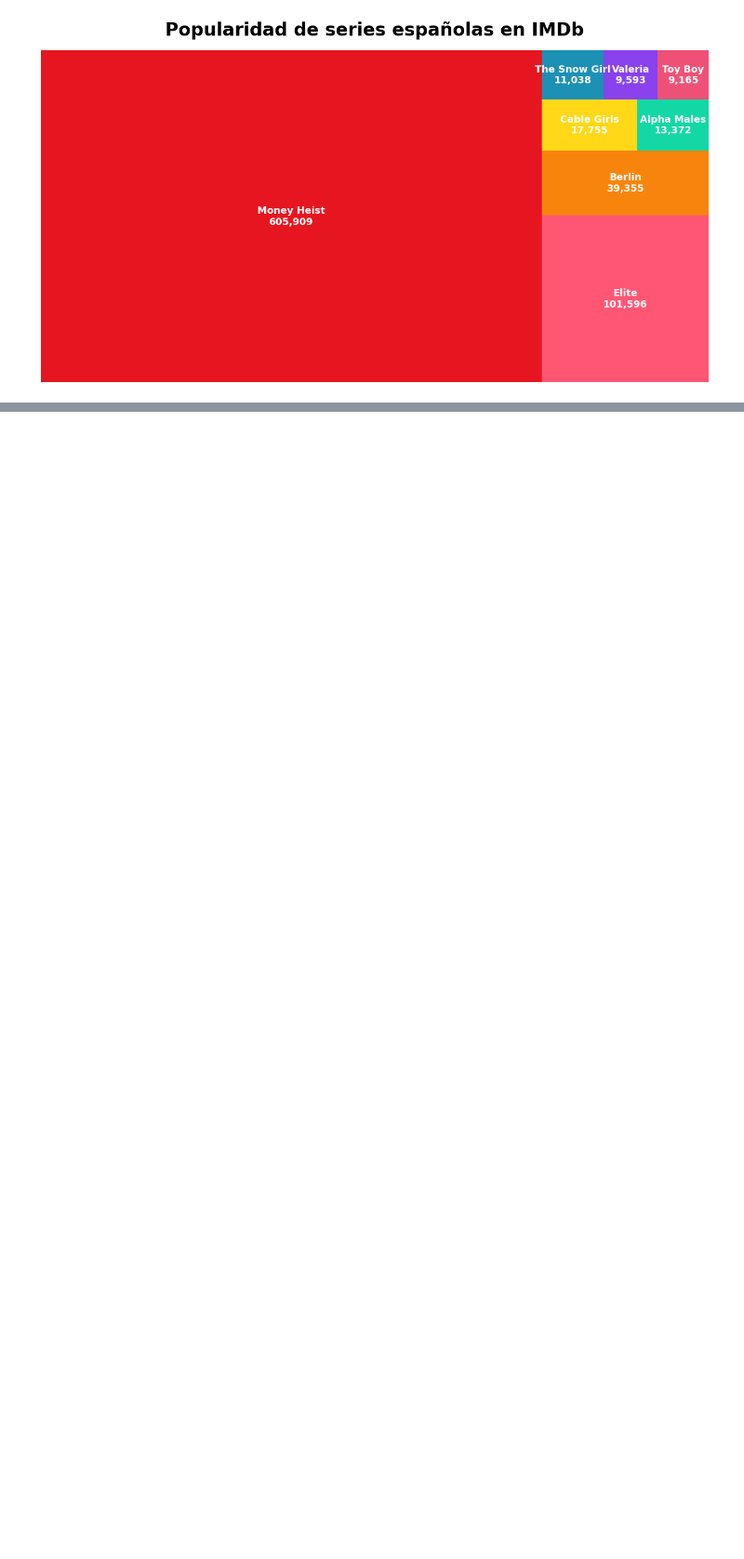
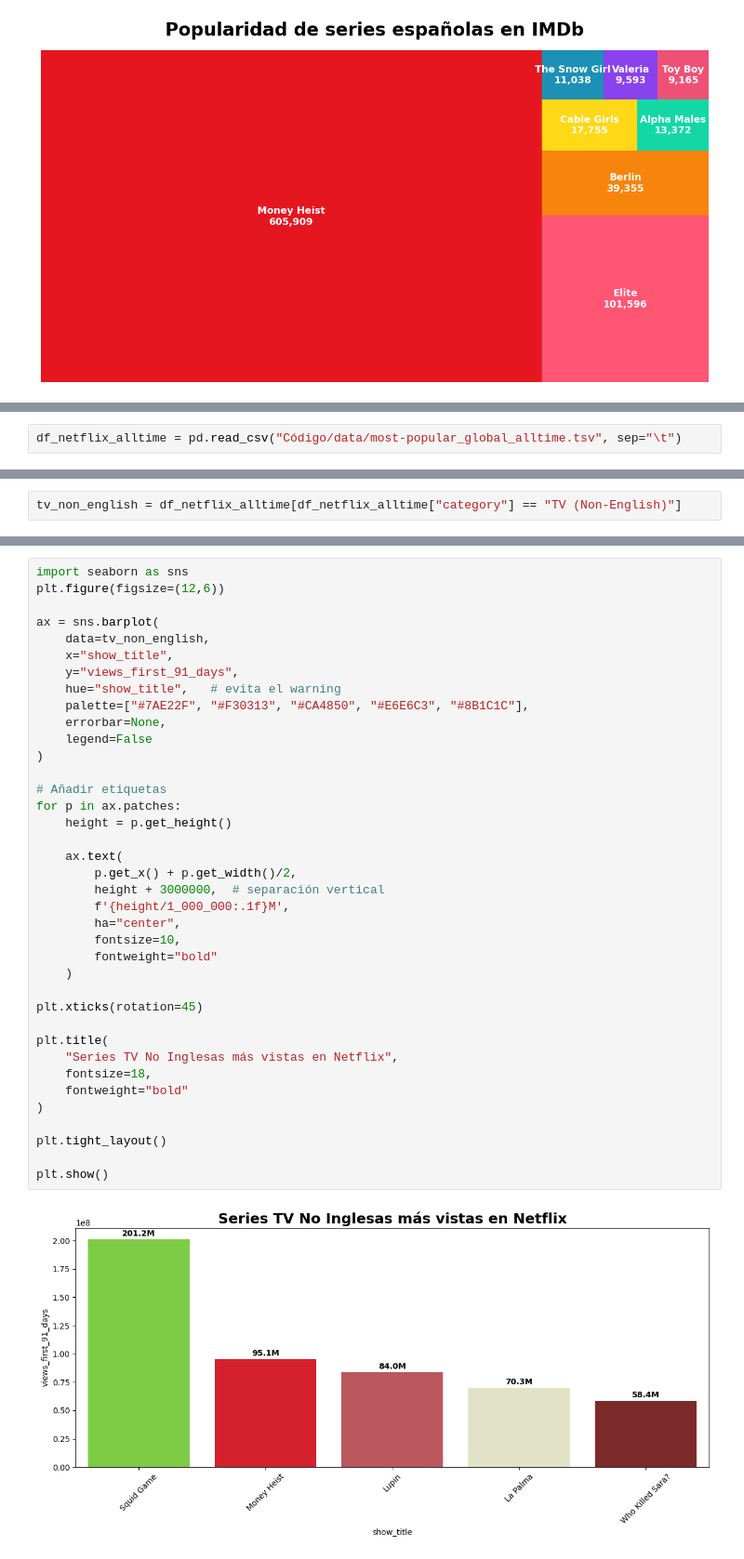
Before and after one commit to alejandro21rg/Eda_la_casa_de_papel, a Jupyter notebook: memoria.ipynb, the cells around one changed output, grey strips where cells are left out. Shown at 93% size. Drawn from its saved outputs; the diff is of its cells as text; blank space fills up the shorter version.

```diff
--- a/memoria.ipynb
+++ b/memoria.ipynb
@@ -1357,0 +1353,2 @@ Pero se quedó ahi, o traspasó mas barreras. Vamos a anilizar las series de hab
+# %%
+df_netflix_alltime = pd.read_csv("Código/data/most-popular_global_alltime.tsv", sep="\t")
@@ -1357,0 +1357,2 @@ Pero se quedó ahi, o traspasó mas barreras. Vamos a anilizar las series de hab
+# %%
+tv_non_english = df_netflix_alltime[df_netflix_alltime["category"] == "TV (Non-English)"]
@@ -1357,0 +1380,40 @@ Pero se quedó ahi, o traspasó mas barreras. Vamos a anilizar las series de hab
+# %%
+import seaborn as sns
+plt.figure(figsize=(12,6))
+
+ax = sns.barplot(
+    data=tv_non_english,
+    x="show_title",
+    y="views_first_91_days",
+    hue="show_title",   # evita el warning
+    palette=["#7AE22F", "#F30313", "#CA4850", "#E6E6C3", "#8B1C1C"],
+    errorbar=None,
+    legend=False
+)
+
+# Añadir etiquetas
+for p in ax.patches:
+    height = p.get_height()
+
+    ax.text(
+        p.get_x() + p.get_width()/2,
+        height + 3000000,  # separación vertical
+        f'{height/1_000_000:.1f}M',
+        ha="center",
+        fontsize=10,
+        fontweight="bold"
+    )
+
+plt.xticks(rotation=45)
+
+plt.title(
+    "Series TV No Inglesas más vistas en Netflix",
+    fontsize=18,
+    fontweight="bold"
+)
+
+plt.tight_layout()
+
+plt.show()
+# %% [output]
+[figure, added]
```
Also changed, not shown: parts of 68 cells of this notebook, 14 other files.
